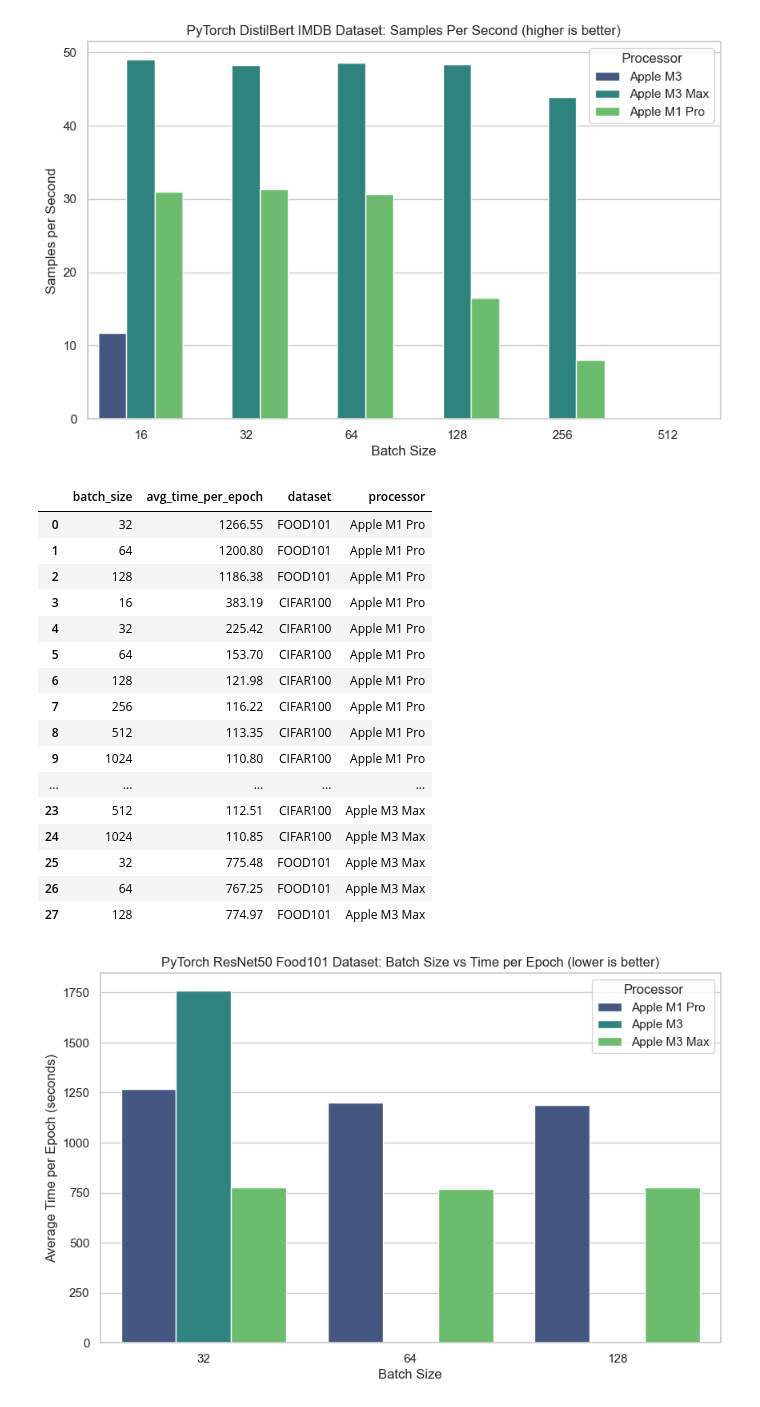
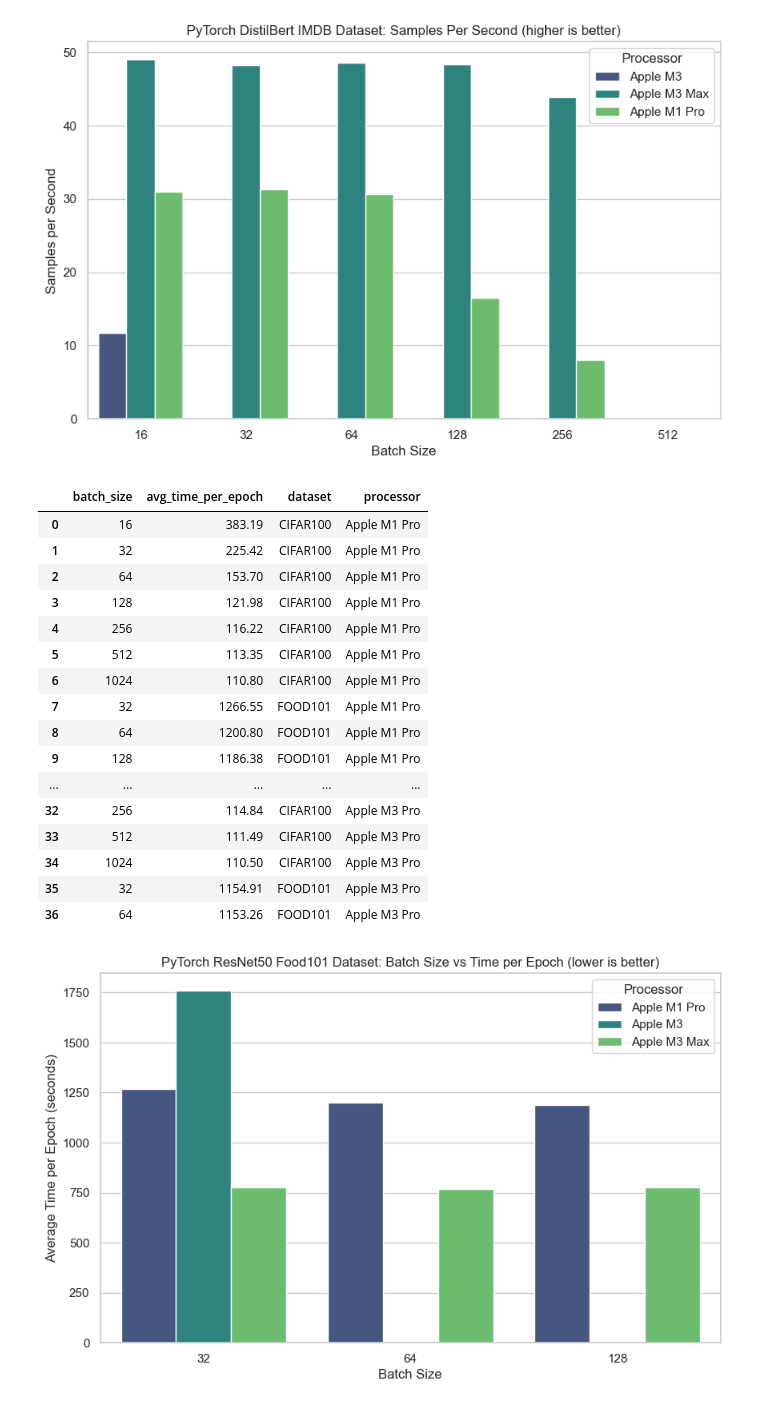
Before and after one commit to mrdbourke/mac-ml-speed-test, a Jupyter notebook: results_explorer.ipynb, the cells around one changed output. Drawn from its saved outputs; the diff is of its cells as text; code cells hidden in the pictures.

Commit message:
update results

```diff
--- a/results_explorer.ipynb
+++ b/results_explorer.ipynb
@@ -93,52 +93,52 @@ plt.show()
 # PyTorch CV CIFAR100
 
 # Get all csv files in PyTorch CV results directory
-pytorch_results_cv_files = list(results_pytorch_cv.glob("*.csv"))
+pytorch_results_cv_files = sorted(list(results_pytorch_cv.glob("*.csv")))
 
 # Open each csv file as a DataFrame and add the name of processor to the DataFrame
 pytorch_results_cv_dfs = []
 for file in pytorch_results_cv_files:
     df = pd.read_csv(file)
     if "CIFAR100" in str(file.stem):
         df["dataset"] = "CIFAR100"
         df["processor"] = str(file.stem).split("CIFAR100")[0].replace("_", " ").strip()
 
     if "FOOD101" in str(file.stem):
         df["dataset"] = "FOOD101"
         df["processor"] = str(file.stem).split("FOOD101")[0].replace("_", " ").strip()
 
     pytorch_results_cv_dfs.append(df)
 
 # Combine all csv files into one dataframe
 pytorch_results_cv_df = pd.concat(
     pytorch_results_cv_dfs, ignore_index=True
 )
 
 # Replace values in avg_time_per_epoch column with None if they == "FAILED"
 pytorch_results_cv_df.loc[
     pytorch_results_cv_df["avg_time_per_epoch"] == "FAILED", "avg_time_per_epoch"
 ] = 0.0
 
 pytorch_results_cv_df["avg_time_per_epoch"] = pytorch_results_cv_df["avg_time_per_epoch"].astype(float).round(2)
 pytorch_results_cv_df
 # %% [output]
 |  | batch_size | avg_time_per_epoch | dataset | processor |
-| 0 | 32 | 1266.55 | FOOD101 | Apple M1 Pro |
-| 1 | 64 | 1200.80 | FOOD101 | Apple M1 Pro |
-| 2 | 128 | 1186.38 | FOOD101 | Apple M1 Pro |
-| 3 | 16 | 383.19 | CIFAR100 | Apple M1 Pro |
-| 4 | 32 | 225.42 | CIFAR100 | Apple M1 Pro |
-| 5 | 64 | 153.70 | CIFAR100 | Apple M1 Pro |
-| 6 | 128 | 121.98 | CIFAR100 | Apple M1 Pro |
-| 7 | 256 | 116.22 | CIFAR100 | Apple M1 Pro |
-| 8 | 512 | 113.35 | CIFAR100 | Apple M1 Pro |
-| 9 | 1024 | 110.80 | CIFAR100 | Apple M1 Pro |
+| 0 | 16 | 383.19 | CIFAR100 | Apple M1 Pro |
+| 1 | 32 | 225.42 | CIFAR100 | Apple M1 Pro |
+| 2 | 64 | 153.70 | CIFAR100 | Apple M1 Pro |
+| 3 | 128 | 121.98 | CIFAR100 | Apple M1 Pro |
+| 4 | 256 | 116.22 | CIFAR100 | Apple M1 Pro |
+| 5 | 512 | 113.35 | CIFAR100 | Apple M1 Pro |
+| 6 | 1024 | 110.80 | CIFAR100 | Apple M1 Pro |
+| 7 | 32 | 1266.55 | FOOD101 | Apple M1 Pro |
+| 8 | 64 | 1200.80 | FOOD101 | Apple M1 Pro |
+| 9 | 128 | 1186.38 | FOOD101 | Apple M1 Pro |
 | ... | ... | ... | ... | ... |
-| 23 | 512 | 112.51 | CIFAR100 | Apple M3 Max |
-| 24 | 1024 | 110.85 | CIFAR100 | Apple M3 Max |
-| 25 | 32 | 775.48 | FOOD101 | Apple M3 Max |
-| 26 | 64 | 767.25 | FOOD101 | Apple M3 Max |
-| 27 | 128 | 774.97 | FOOD101 | Apple M3 Max |
+| 32 | 256 | 114.84 | CIFAR100 | Apple M3 Pro |
+| 33 | 512 | 111.49 | CIFAR100 | Apple M3 Pro |
+| 34 | 1024 | 110.50 | CIFAR100 | Apple M3 Pro |
+| 35 | 32 | 1154.91 | FOOD101 | Apple M3 Pro |
+| 36 | 64 | 1153.26 | FOOD101 | Apple M3 Pro |
 # %%
 import seaborn as sns
 import matplotlib.pyplot as plt
```
